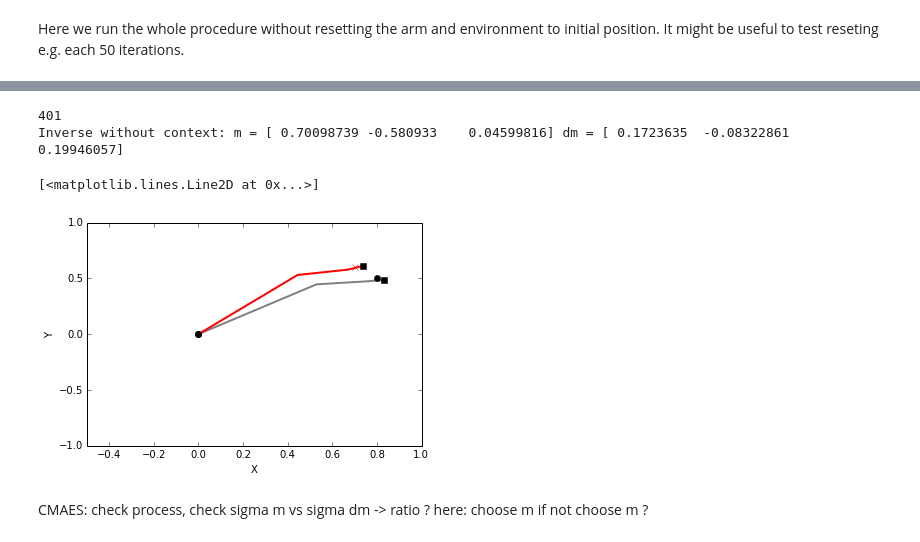
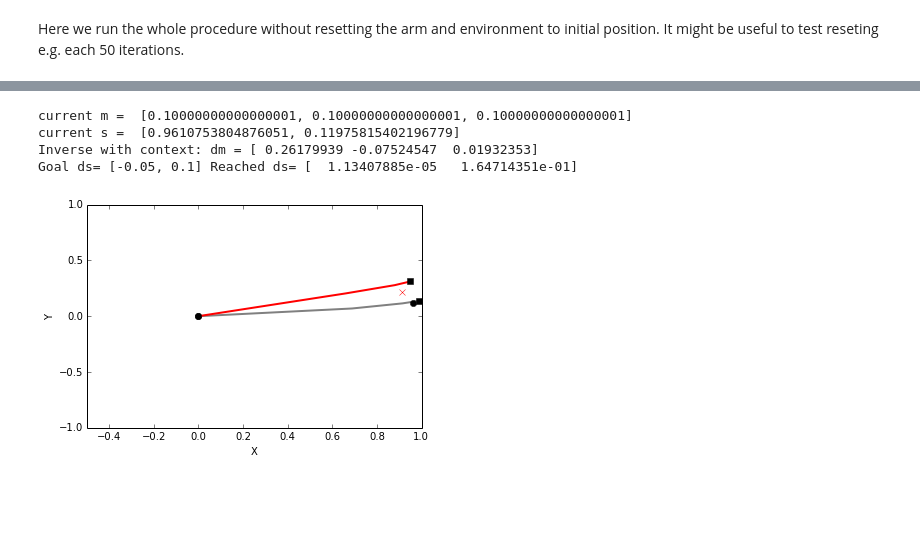
Before and after one commit to flowersteam/explauto, a Jupyter notebook: notebook/learning_with_context.ipynb, the cells around one changed output, grey strips where cells are left out. Saved outputs shown, nothing was run; the diff lists cells and outputs as text; code cells hidden in the pictures; blank space fills up the shorter version.

```diff
--- a/notebook/learning_with_context.ipynb
+++ b/notebook/learning_with_context.ipynb
@@ -65,7 +63,7 @@ sm_model = SensorimotorModel.from_configuration(conf, 'NN', 'default')
 %pylab inline
 ax = axes()
 
-for mdm in environment.random_motors(n=2000):
+for mdm in environment.random_motors(n=200):
     context = environment.current_sensori_position
     sds = environment.update(mdm, reset=True)
     sm_model.update(mdm, sds)
@@ -244,0 +204,18 @@ agent = Agent(environment.conf, sm_model, im_model, context_dims=[0, 1])
+# %%
+from explauto.environment.context_environment import ContextEnvironment
+from explauto.environment.simple_arm import SimpleArmEnvironment
+from explauto.environment import environments
+
+env_cls = SimpleArmEnvironment
+env_conf = environments['simple_arm'][1]['low_dimensional']
+
+context_mode = dict(choose_m=False,
+                    context_dims=[0,1],
+                    rest_position=[0]*3,
+                    reset_iterations=20,
+                    dm_bounds=[[-0.2, -0.2, -0.2],
+                              [0.2, 0.2, 0.2]],
+                    ds_bounds=[[-0.2, -0.2],
+                              [0.2, 0.2]])
+
+environment = ContextEnvironment(env_cls, env_conf, context_mode)
@@ -281,28 +305,34 @@ expe.log.plot_learning_curve(ax)
 # %%
-# Inverse without context: (M, dM) <- i(S, dS)
-sm_model = expe.ag.sensorimotor_model
-sm_model.mode = "exploit" # no exploration noise
-print sm_model.size()
-s_goal = [0.8, 0.5]
-ds_goal = [-0.1, 0.1]
-mdm = sm_model.inverse_prediction(s_goal + ds_goal)
-m = mdm[0:3]
-dm = mdm[3:6]
-print "Inverse without context: m =", m, "dm =", dm
+# Inverse with sensorimotor context: dM <- i(M, S, dS)
+environment = expe.env
+ax = axes()
+dm = [0.1]*3
+environment.update(np.hstack(([0]*3, dm)))
+environment.plot(ax)
 
-ax = axes()
-environment.update(np.hstack((m, [0]*3)))
-environment.plot(ax)
-environment.update(np.hstack((m, dm)))
+in_dims = range(3) + range(6,10)
+out_dims = range(3, 6)
+ds_goal = [-0.05, 0.1]
+
+m_current = list(environment.current_motor_position)
+s_current = list(environment.current_sensori_position)
+print "current m = ", m_current
+print "current s = ", s_current
+
+dm = sm_model.infer(in_dims,
+                    out_dims,
+                    m_current + s_current + ds_goal)
+
+print "Inverse with context: dm =", dm
+sds = environment.update(np.hstack((m_current, dm)), reset=False)
 environment.plot(ax, color='red')
-ax.plot(*s_goal, marker='o', color='k')
-ax.plot(*list(np.array(s_goal)+np.array(ds_goal)), marker='x', color='red')
+ax.plot(*s_current, marker='o', color='k')
+ax.plot(*list(np.array(s_current) + np.array(ds_goal)), marker='x', color='red')
+
+print "Goal ds=", ds_goal, "Reached ds=", environment.current_sensori_position - s_current
 # %% [output]
-401
-Inverse without context: m = [ 0.70098739 -0.580933    0.04599816] dm = [ 0.1723635  -0.08322861  0.19946057]
+current m =  [0.10000000000000001, 0.10000000000000001, 0.10000000000000001]
+current s =  [0.9610753804876051, 0.11975815402196779]
+Inverse with context: dm = [ 0.26179939 -0.07524547  0.01932353]
+Goal ds= [-0.05, 0.1] Reached ds= [  1.13407885e-05   1.64714351e-01]
-[<matplotlib.lines.Line2D at 0x...>]
-[figure, old version]
+[figure, new version]
-# %% [markdown]
-CMAES: check process, check sigma m vs sigma dm -> ratio ?
-here: choose m
-if not choose m ?
```
Also changed, not shown: parts of 30 cells of this notebook, 12 other files.
